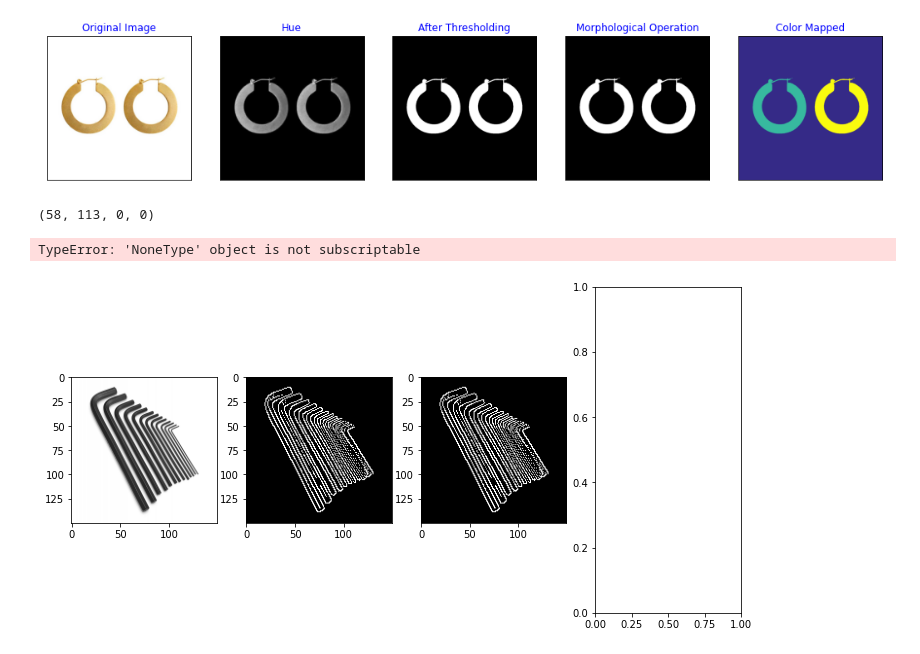
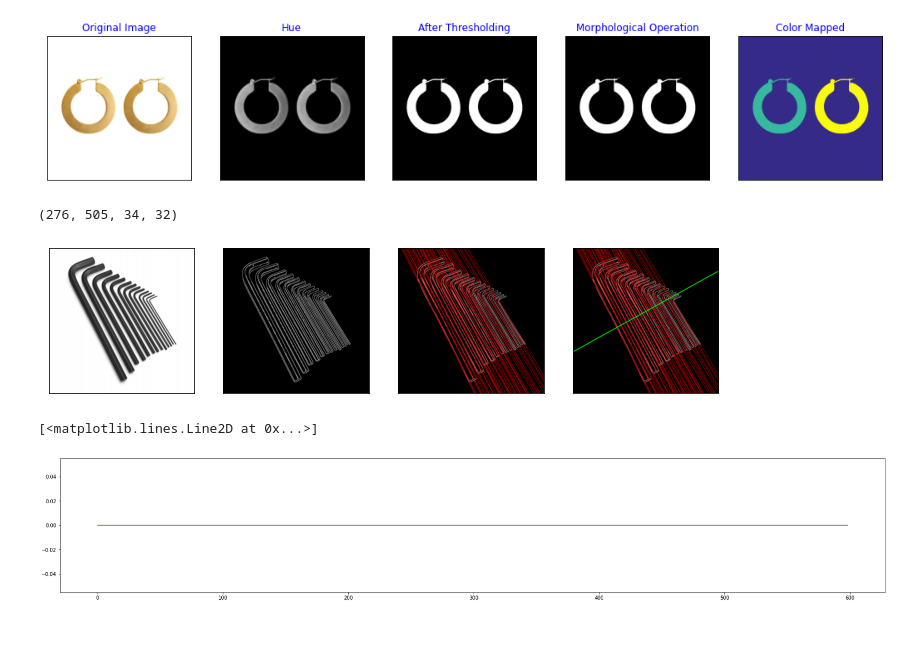
Before and after one commit to sanjith1999/EN2550-Assignments, a Jupyter notebook: Exercises/Exercise 07/e7.ipynb, the cells around one changed output. Cells and saved outputs as stored; diff of their text form; code cells hidden in the pictures.

Commit message:
Done with Exercise 7 : uptil Q4

```diff
--- a/Exercises/Exercise 07/e7.ipynb
+++ b/Exercises/Exercise 07/e7.ipynb
@@ -12,7 +12,7 @@ import cv2 as cv
 from plyfile import PlyData, PlyElement  # Open 3d is the standard
 import matplotlib.pyplot as plt
 
-im_dir = r'E:/Semester 4/EN2550_FundamentalsOfImageProcessing/Fun-Time/Exercises/images/'
+im_dir = r'E:/Semester 4/EN2550_FundamentalsOfImageProcessing/Fun-Times/Exercises/images/'
 # %%
 # Question 01
 pcd = PlyData.read(im_dir+'airplane.ply')
@@ -123,8 +148,7 @@ Item 2 are in mm sq =  2321.3080440000003
 [figure]
 # %%
 # Question 04
-
-im = cv.imread(im_dir+"allenkeys.jpg", cv.IMREAD_REDUCED_GRAYSCALE_8)
+im = cv.imread(im_dir+"allenkeys.jpg", cv.IMREAD_REDUCED_GRAYSCALE_2)
 assert im is not None
 
 
@@ -155,34 +179,36 @@ ax[0].imshow(cv.cvtColor(im, cv.COLOR_BGR2RGB))
 ax[1].imshow(cv.cvtColor(canny, cv.COLOR_BGR2RGB))
 ax[2].imshow(cv.cvtColor(canny_color, cv.COLOR_BGR2RGB))
 
 
 r=cv.selectROI('Image',canny_color, showCrosshair=True, fromCenter=False)
 print(r)
+cv.destroyAllWindows()
 
 x0, y0 =int(r[0]+r[2]/2), int(r[1]/2+r[3]/2)
 m=np.tan(np.median(lines[:,0,1]))
 c=y0-m*x0
 
 cv.line(canny_color,(0,int(c)),(im.shape[0],int(m*im.shape[0]+c)),(0,255,0),2,cv.LINE_AA)
 ax[3].imshow(cv.cvtColor(canny_color, cv.COLOR_BGR2RGB))
 
 for i in range (4):
     ax[i].set_xticks([])
     ax[i].set_yticks([])
 plt.show()
 
 
 dy=1
-y_sub_pixel = np.arage(0,im.shape[0]-1,dy)
+y_sub_pixel = np.arange(0,im.shape[0]-1,dy)
 f_sub_pixel = np.zeros_like(y_sub_pixel)
 f_sub_pixel_nn=np.zeros_like(y_sub_pixel)
 
 for i,y in enumerate(y_sub_pixel):
     pass
 
 fig,ax =plt.subplots(figsize=(30,5))
 ax.plot(f_sub_pixel)
 # %% [output]
-(58, 113, 0, 0)
+(276, 505, 34, 32)
+[figure, new version]
-TypeError: 'NoneType' object is not subscriptable
+[<matplotlib.lines.Line2D at 0x...>]
-[figure, old version]
+[figure, added]
```
Also changed, not shown: parts of 1 cell of this notebook.
